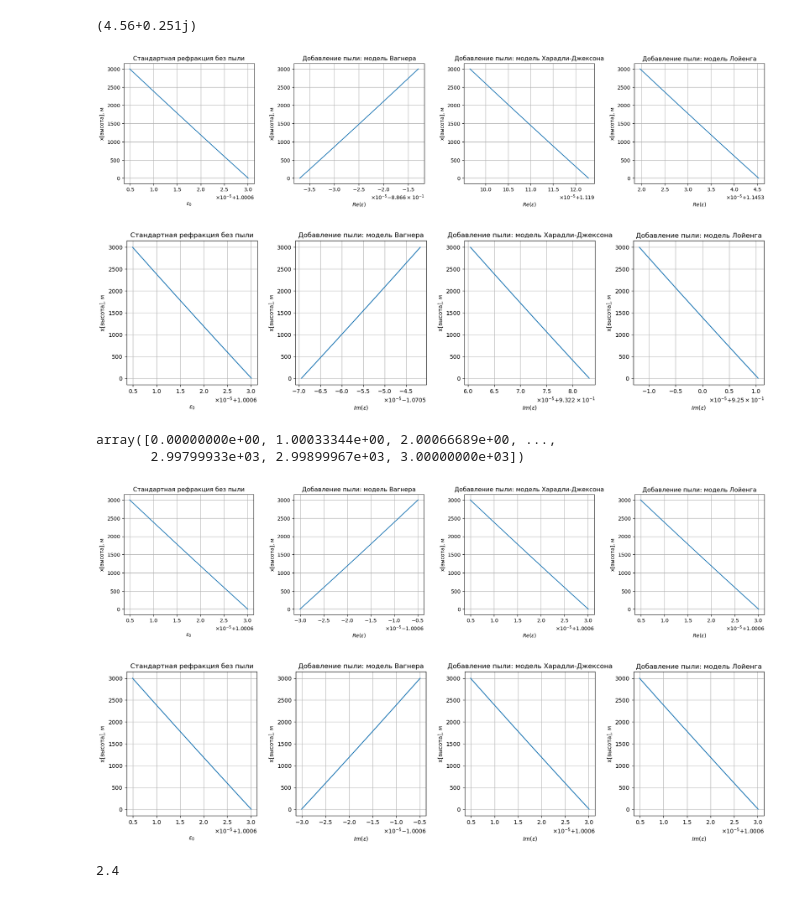
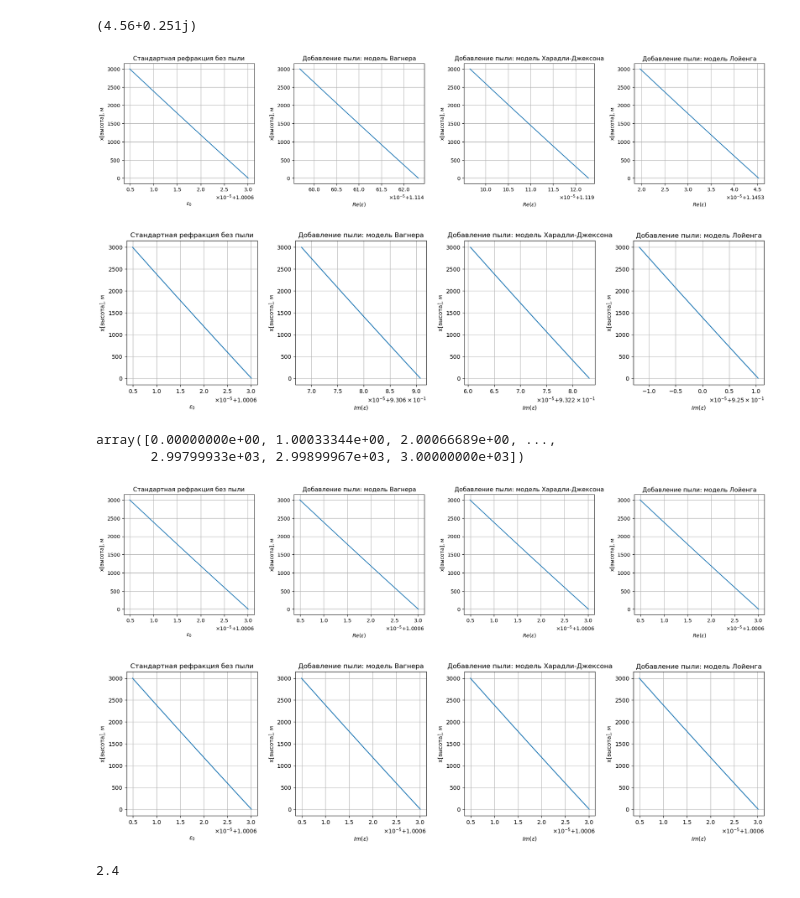
Before and after one commit to Margo-10/pe_radiowaves, a Jupyter notebook: pe_radiowaves.ipynb, the cells around one changed output. Saved outputs shown, nothing was run; the diff lists cells and outputs as text; code cells hidden in the pictures.

```diff
--- a/pe_radiowaves.ipynb
+++ b/pe_radiowaves.ipynb
@@ -34,7 +34,7 @@ for i in range(H_max):
     eps_0[i] =  pow ((1 + (315*math.exp(-1.36 *1.e-5*i))*1.e-6),2)
 
 for i in range(H_max):
-    eps_w_real[i]  = 3*eps_0[i]*phi_1*(eps_1.real-eps_0[i])/(eps_1.real+2*eps_0[i]) - eps_0[i]
+    eps_w_real[i]  = 3*eps_0[i]*phi_1*(eps_1.real-eps_0[i])/(eps_1.real+2*eps_0[i]) + eps_0[i]
 
 for i in range(H_max):
     eps_kj_real[i] = (2*eps_0[i]*phi_1*(eps_1.real-eps_0[i]) + eps_0[i]*eps_1.real + 2*eps_0[i]*eps_0[i])/(eps_1.real+2*eps_0[i]-phi_1*(eps_1.real-eps_0[i]))
@@ -83,13 +83,13 @@ plt.grid(True)
 
 plt.show()
 # %% [output]
-[figure, old version]
+[figure, new version]
 # %%
 for i in range(H_max):
     eps_0[i] =  pow ((1 + (315*math.exp(-1.36 *1.e-5*i))*1.e-6),2)
 
 for i in range(H_max):
-    eps_w_complex[i]  = 3*eps_0[i]*phi_1*(eps_1.imag-eps_0[i])/(eps_1.imag+2*eps_0[i]) - eps_0[i]
+    eps_w_complex[i]  = 3*eps_0[i]*phi_1*(eps_1.imag-eps_0[i])/(eps_1.imag+2*eps_0[i]) + eps_0[i]
 
 for i in range(H_max):
     eps_kj_complex[i] = (2*eps_0[i]*phi_1*(eps_1.imag-eps_0[i]) + eps_0[i]*eps_1.imag + 2*eps_0[i]*eps_0[i])/(eps_1.imag+2*eps_0[i]-phi_1*(eps_1.imag-eps_0[i]))
@@ -142,7 +142,7 @@ plt.grid(True)
 
 plt.show()
 # %% [output]
-[figure, old version]
+[figure, new version]
 # %%
 H_max = 3000
 h = np.linspace(1, H_max+1, H_max)
@@ -175,7 +175,7 @@ for i in range(H_max):
 
 for i in range(H_max):
     phi_1[i] = C*pow(h_0/(i+1),b)/(rho*pow(V_0,gamma))
-    eps_w_real[i]  = 3*eps_0[i]*phi_1[i]*(eps_1.real-eps_0[i])/(eps_1.real+2*eps_0[i]) - eps_0[i]
+    eps_w_real[i]  = 3*eps_0[i]*phi_1[i]*(eps_1.real-eps_0[i])/(eps_1.real+2*eps_0[i]) + eps_0[i]
 
 for i in range(H_max):
     eps_kj_real[i] = (2*eps_0[i]*phi_1[i]*(eps_1.real-eps_0[i]) + eps_0[i]*eps_1.real + 2*eps_0[i]*eps_0[i])/(eps_1.real+2*eps_0[i]-phi_1[i]*(eps_1.real-eps_0[i]))
@@ -198,41 +198,41 @@ plt.ticklabel_format(style='scientific',  useMathText=bool, useLocale=True)
 plt.grid(True)
 
 plt.subplot(1, 4, 2)
 plt.plot(eps_w_real, h)
 plt.xlabel('$Re(ε)$', labelpad=18)
 plt.ylabel('x[высота], м')
 plt.title('Добавление пыли: модель Вагнера')
 plt.ticklabel_format(style='scientific',  useMathText=bool, useLocale=True)
 plt.grid(True)
 
 plt.subplot(1, 4, 3)
 plt.plot(eps_kj_real, h)
 plt.xlabel('$Re(ε)$', labelpad=18)
 plt.ylabel('x[высота], м')
 plt.title('Добавление пыли: модель Харадли-Джексона')
 plt.ticklabel_format(style='scientific',  useMathText=bool, useLocale=True)
 plt.grid(True)
 
 plt.subplot(1, 4, 4)
 plt.plot(eps_l_real, h)
 plt.xlabel('$Re(ε)$', labelpad=18)
 plt.ylabel('x[высота], м')
 plt.title('Добавление пыли: модель Лойенга')
 plt.ticklabel_format(style='scientific',  useMathText=bool, useLocale=True)
 plt.tight_layout(pad=3.08)
 plt.grid(True)
 
 
 plt.show()
 # %% [output]
-[figure, old version]
+[figure, new version]
 # %%
 for i in range(H_max):
     eps_0[i] =  pow ((1 + (315*math.exp(-1.36 *1.e-5*i))*1.e-6),2)
 
 for i in range(H_max):
     phi_1[i] = C*pow(h_0/(i+1),b)/(rho*pow(V_0,gamma))
-    eps_w_complex[i]  = 3*eps_0[i]*phi_1[i]*(eps_1.imag-eps_0[i])/(eps_1.imag+2*eps_0[i]) - eps_0[i]
+    eps_w_complex[i]  = 3*eps_0[i]*phi_1[i]*(eps_1.imag-eps_0[i])/(eps_1.imag+2*eps_0[i]) + eps_0[i]
 
 for i in range(H_max):
     eps_kj_complex[i] = (2*eps_0[i]*phi_1[i]*(eps_1.imag-eps_0[i]) + eps_0[i]*eps_1.imag + 2*eps_0[i]*eps_0[i])/(eps_1.imag+2*eps_0[i]-phi_1[i]*(eps_1.imag-eps_0[i]))
@@ -285,7 +285,7 @@ plt.grid(True)
 
 plt.show()
 # %% [output]
-[figure, old version]
+[figure, new version]
 # %%
 data7 = np.genfromtxt(r"C:\\GitHub\\pe_radiowaves\\5_tilt.txt",encoding='utf-8').transpose()
 # %%
```
